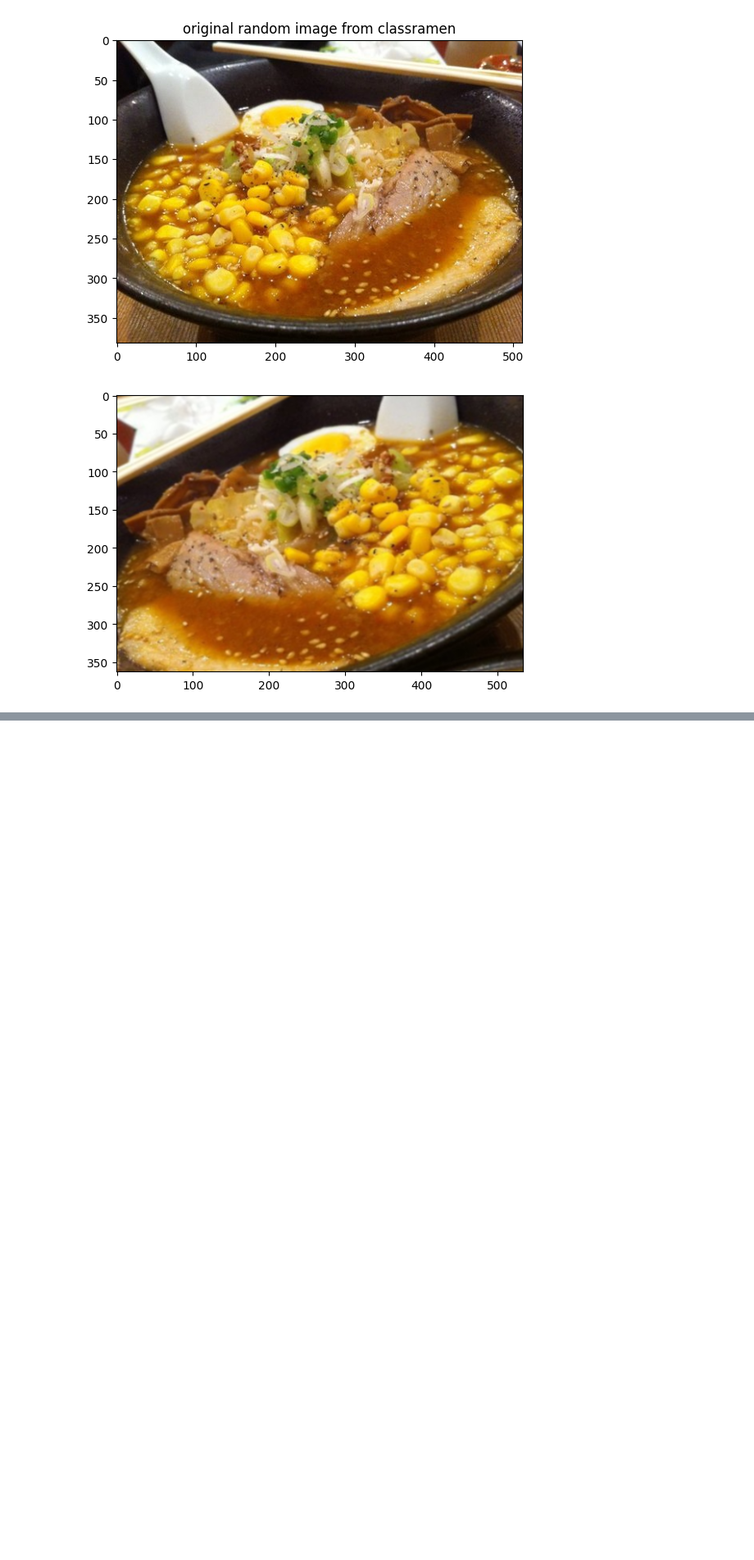
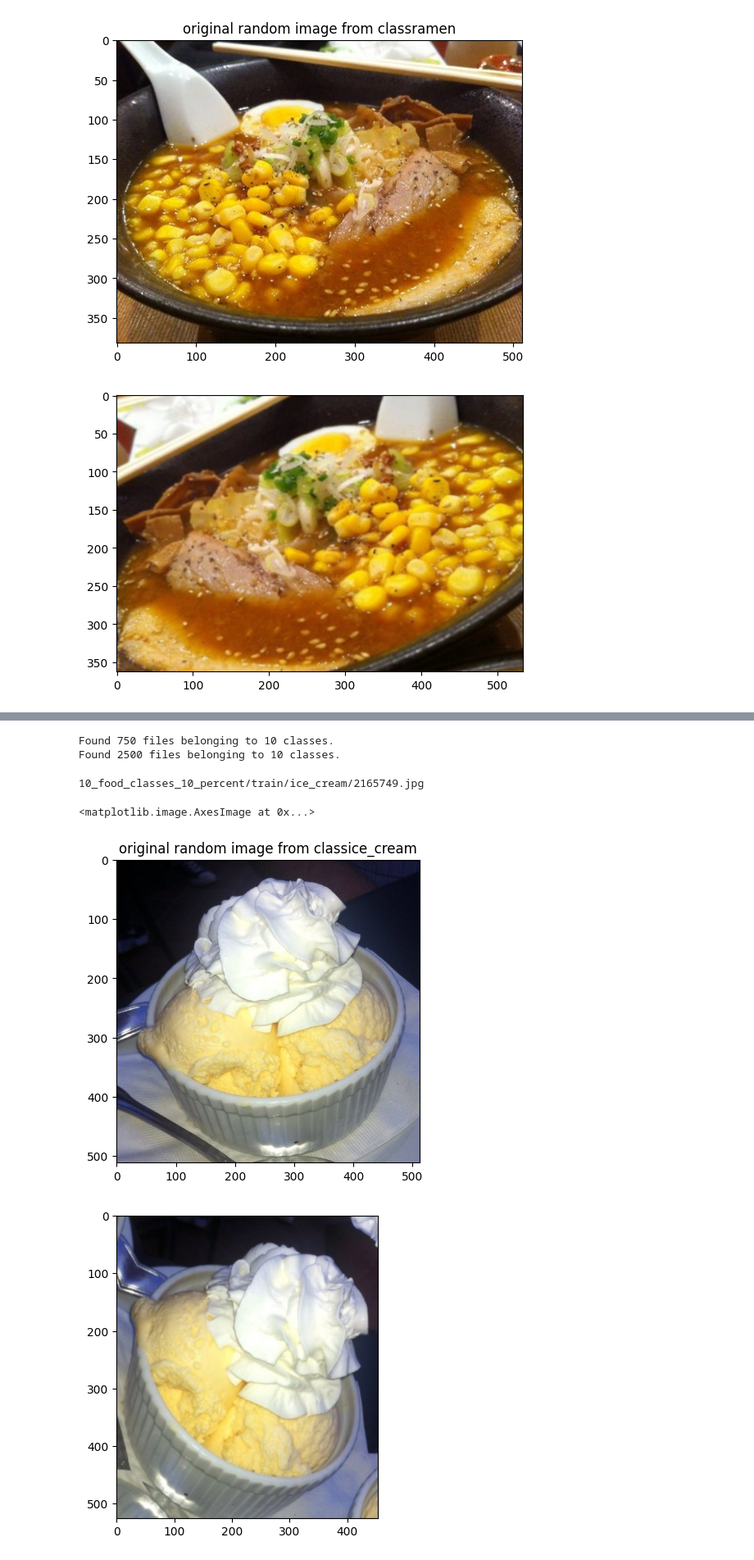
Before and after one commit to itspopoy57/Machinelearning, a Jupyter notebook: 04_Transfer_Learning_P2_finetune.ipynb, the cells around one changed output, grey strips where cells are left out. Shown at 82% size. Cells and saved outputs as stored; diff of their text form; code cells hidden in the pictures; blank space fills up the shorter version.

```diff
--- a/04_Transfer_Learning_P2_finetune.ipynb
+++ b/04_Transfer_Learning_P2_finetune.ipynb
@@ -391,0 +484,71 @@ input_m1 = tf.keras.layers.Input(shape=(224,224,3), name = "input_layer_1")
+# %%
+train_dir_m2 = "10_food_classes_10_percent/train"
+test_dir_m2 = "10_food_classes_10_percent/test"
+# %%
+import tensorflow as tf
+from tensorflow.keras import layers
+from tensorflow.keras.layers.experimental import preprocessing
+from tensorflow.keras.layers.experimental.preprocessing import Rescaling
+
+import random
+
+IMG_SIZE=(224,224)
+BATCH_SIZE = 32
+
+# preprocessing
+train_data_10_percent_m2 = tf.keras.preprocessing.image_dataset_from_directory(directory=train_dir_m2,
+                                                                               label_mode="categorical",
+                                                                               batch_size=BATCH_SIZE,
+                                                                               image_size=IMG_SIZE)
+
+test_data_10_percent_m2 = tf.keras.preprocessing.image_dataset_from_directory(directory=test_dir_m2,
+                                                                              label_mode="categorical",
+                                                                              image_size=IMG_SIZE,
+                                                                              batch_size=BATCH_SIZE)
+# %% [output]
+Found 750 files belonging to 10 classes.
+Found 2500 files belonging to 10 classes.
+# %%
+augmented_img_m2 = tf.keras.Sequential([
+    preprocessing.RandomFlip("horizontal"),
+    preprocessing.RandomHeight(0.2),
+    preprocessing.RandomRotation(0.3),
+    preprocessing.RandomWidth(0.2),
+    preprocessing.RandomZoom(0.2),
+    preprocessing.Rescaling(1./255)
+], name="data_augmentation_m2")
+# %%
+########visualize
+
+import matplotlib.pyplot as plt
+import matplotlib.image as mpimg
+import os
+import random
+target_class = random.choice(train_data_10_percent_m2.class_names)
+target_dir = "10_food_classes_10_percent/train/"+target_class
+random_image = random.choice(os.listdir(target_dir))
+random_image_path = target_dir+"/"+random_image
+
+#Read in the random Image
+
+img = mpimg.imread(random_image_path)
+plt.title(f"original random image from class{target_class}")
+plt.imshow(img)
+print(random_image_path)
+
+
+## plot the augmented random image
+augmented_img = augmented_img_m2(img)
+
+#if your data is expecting 4 dims and you have 3dims this is what you do
+#augmented_img = data_augmentation(tf.expand_dims(img, axis=0))
+#and normalize them
+#plt.imshow(tf.squeeze(augmented_img)/255.)
+
+plt.figure()
+plt.imshow(augmented_img)
+# %% [output]
+10_food_classes_10_percent/train/ice_cream/2165749.jpg
+<matplotlib.image.AxesImage at 0x...>
+[figure, added]
+[figure, added]
```
Also changed, not shown: parts of 10 cells of this notebook.
